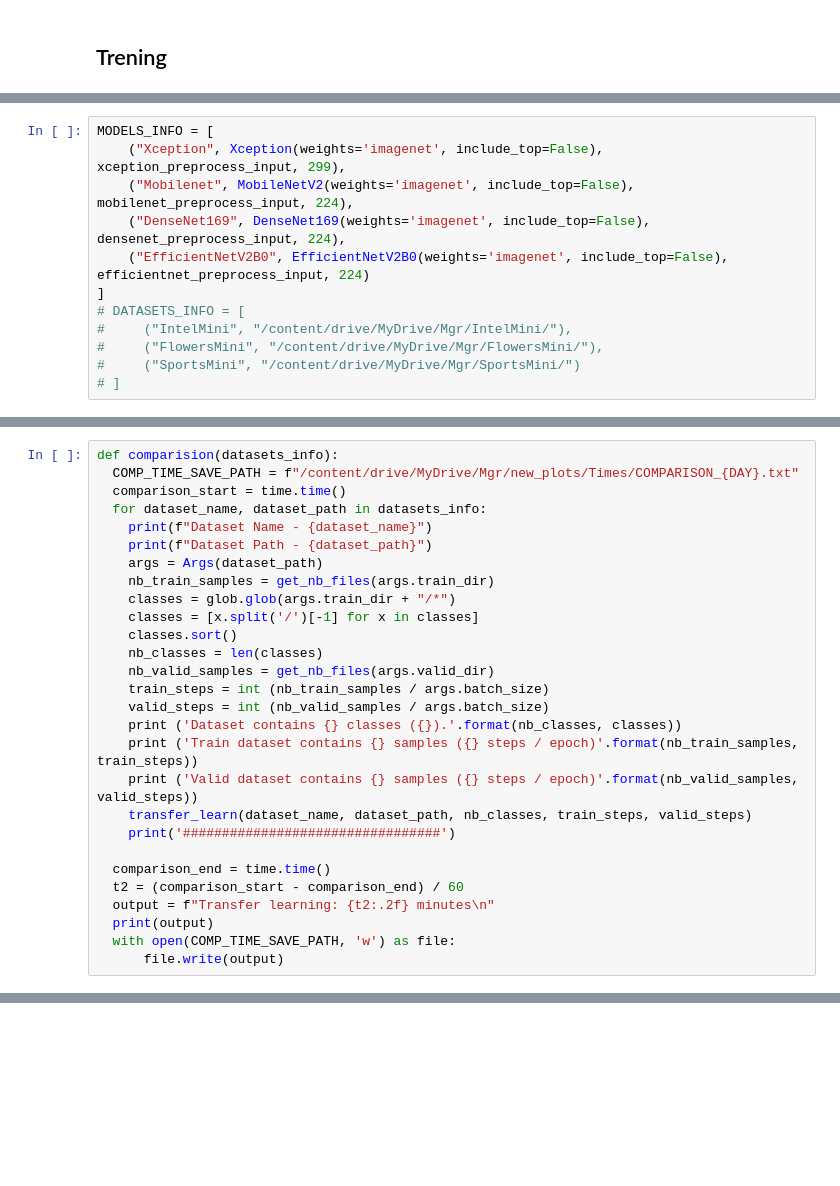
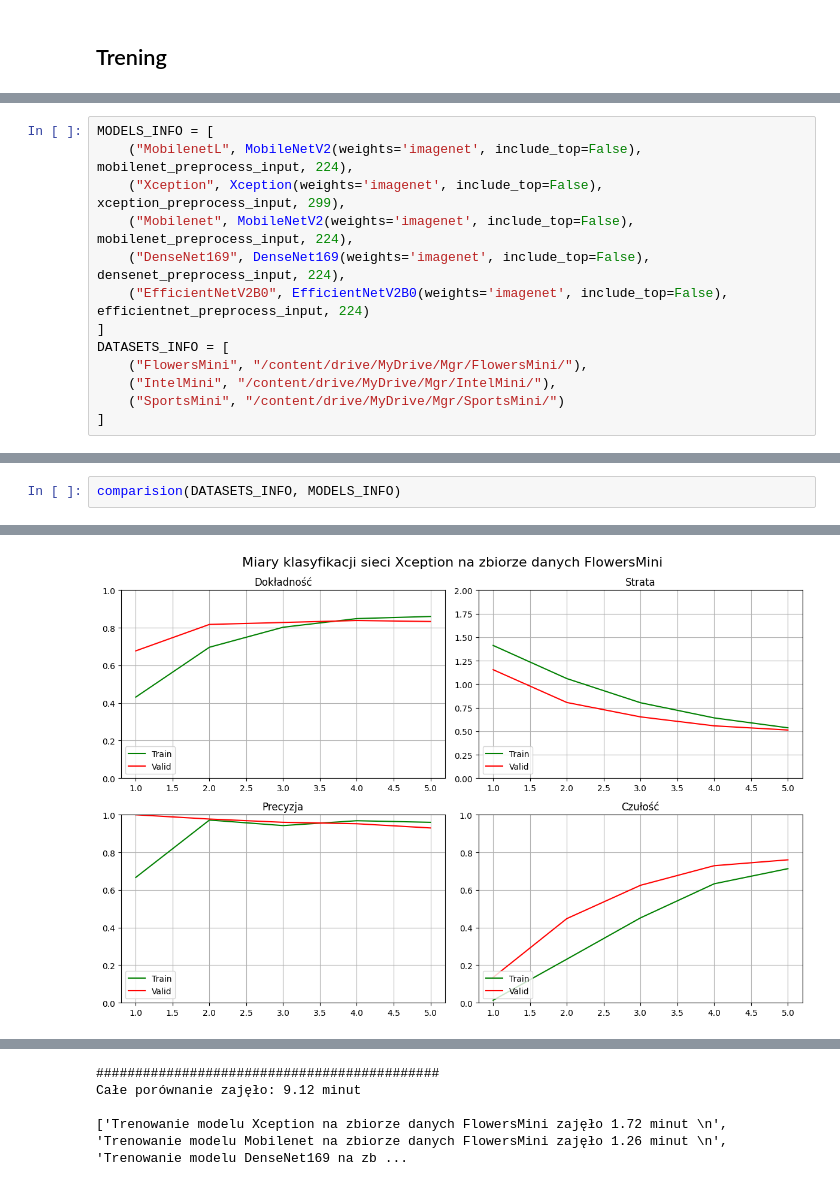
Before and after one commit to jkoniecznyy/Machine-learning, a Jupyter notebook: Nerual_Networks_Comparision.ipynb, the cells around one changed output, grey strips where cells are left out. Drawn from its saved outputs; the diff is of its cells as text; blank space fills up the shorter version.

```diff
--- a/Nerual_Networks_Comparision.ipynb
+++ b/Nerual_Networks_Comparision.ipynb
@@ -226,14 +435,15 @@ class Args():
 # %%
 MODELS_INFO = [
+    ("MobilenetL", MobileNetV2(weights='imagenet', include_top=False), mobilenet_preprocess_input, 224),
     ("Xception", Xception(weights='imagenet', include_top=False), xception_preprocess_input, 299),
     ("Mobilenet", MobileNetV2(weights='imagenet', include_top=False), mobilenet_preprocess_input, 224),
     ("DenseNet169", DenseNet169(weights='imagenet', include_top=False), densenet_preprocess_input, 224),
     ("EfficientNetV2B0", EfficientNetV2B0(weights='imagenet', include_top=False), efficientnet_preprocess_input, 224)
 ]
-# DATASETS_INFO = [
-#     ("IntelMini", "/content/drive/MyDrive/Mgr/IntelMini/"),
-#     ("FlowersMini", "/content/drive/MyDrive/Mgr/FlowersMini/"),
-#     ("SportsMini", "/content/drive/MyDrive/Mgr/SportsMini/")
-# ]
+DATASETS_INFO = [
+    ("FlowersMini", "/content/drive/MyDrive/Mgr/FlowersMini/"),
+    ("IntelMini", "/content/drive/MyDrive/Mgr/IntelMini/"),
+    ("SportsMini", "/content/drive/MyDrive/Mgr/SportsMini/")
+]
 # %% [output]
 WARNING:tensorflow:`input_shape` is undefined or non-square, or `rows` is not in [96, 128, 160, 192, 224]. Weights for input shape (224, 224) will be loaded as the default.
@@ -307,28 +453,0 @@ def transfer_learn(dataset_name, dataset_path, nb_classes, train_steps, valid_st
-# %%
-def comparision(datasets_info):
-  COMP_TIME_SAVE_PATH = f"/content/drive/MyDrive/Mgr/new_plots/Times/COMPARISON_{DAY}.txt"
-  comparison_start = time.time()
-  for dataset_name, dataset_path in datasets_info:
-    print(f"Dataset Name - {dataset_name}")
-    print(f"Dataset Path - {dataset_path}")
-    args = Args(dataset_path)
-    nb_train_samples = get_nb_files(args.train_dir)
-    classes = glob.glob(args.train_dir + "/*")
-    classes = [x.split('/')[-1] for x in classes]
-    classes.sort()
-    nb_classes = len(classes)
-    nb_valid_samples = get_nb_files(args.valid_dir)
-    train_steps = int (nb_train_samples / args.batch_size)
-    valid_steps = int (nb_valid_samples / args.batch_size)
-    print ('Dataset contains {} classes ({}).'.format(nb_classes, classes))
-    print ('Train dataset contains {} samples ({} steps / epoch)'.format(nb_train_samples, train_steps))
-    print ('Valid dataset contains {} samples ({} steps / epoch)'.format(nb_valid_samples, valid_steps))
-    transfer_learn(dataset_name, dataset_path, nb_classes, train_steps, valid_steps)
-    print('#################################')
-
-  comparison_end = time.time()
-  t2 = (comparison_start - comparison_end) / 60
-  output = f"Transfer learning: {t2:.2f} minutes\n"
-  print(output)
-  with open(COMP_TIME_SAVE_PATH, 'w') as file:
-      file.write(output)
@@ -423,0 +454,3 @@ WARNING:absl:Found untraced functions such as _jit_compiled_convolution_op, _jit
+# %%
+comparision(DATASETS_INFO, MODELS_INFO)
+# %% [output]
@@ -423,0 +475 @@ WARNING:absl:Found untraced functions such as _jit_compiled_convolution_op, _jit
+[figure, added]
@@ -423,0 +530,4 @@ WARNING:absl:Found untraced functions such as _jit_compiled_convolution_op, _jit
+############################################
+Całe porównanie zajęło: 9.12 minut
+
+['Trenowanie modelu Xception na zbiorze danych FlowersMini zajęło 1.72 minut \n', 'Trenowanie modelu Mobilenet na zbiorze danych FlowersMini zajęło 1.26 minut \n', 'Trenowanie modelu DenseNet169 na zb ...
```
Also changed, not shown: parts of 25 cells of this notebook.
